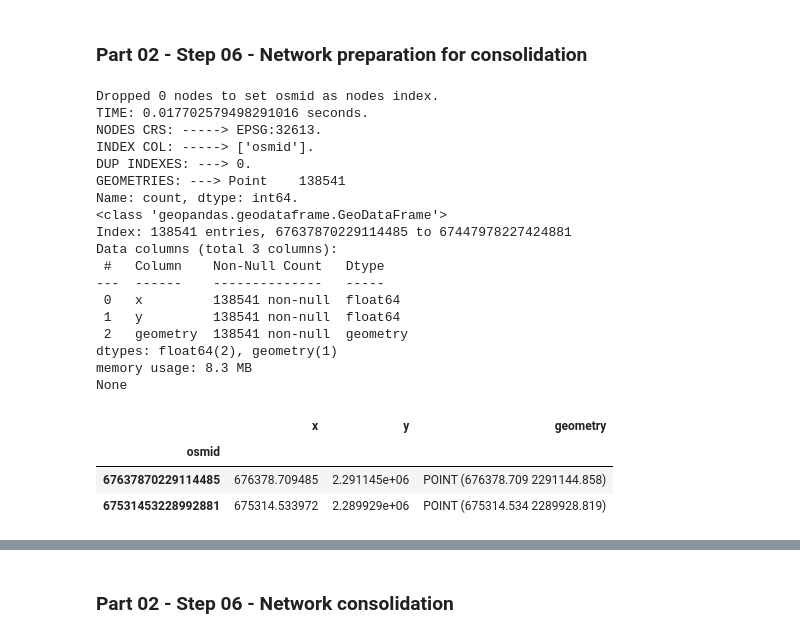
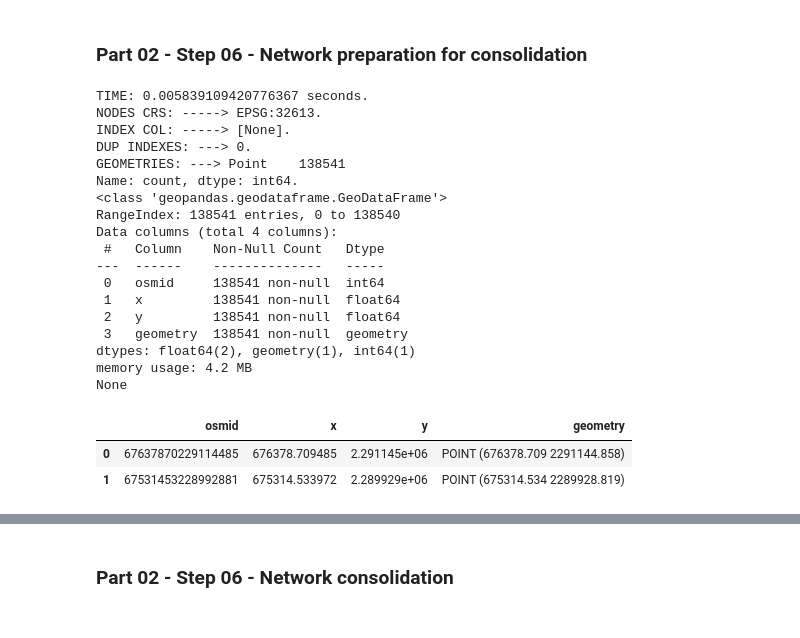
Before and after one commit to Observatorio-Ciudades/vref_walkability_index, a Jupyter notebook: notebooks/01_PL_04_Combine_networks.ipynb, the cells around one changed output, grey strips where cells are left out. Saved outputs shown, nothing was run; the diff lists cells and outputs as text; code cells hidden in the pictures.

```diff
--- a/notebooks/01_PL_04_Combine_networks.ipynb
+++ b/notebooks/01_PL_04_Combine_networks.ipynb
@@ -4502,55 +4502,47 @@ time_1 = time.time()
 
 # Ensure crs
 if project_nodes.crs != projected_crs:
     project_nodes = project_nodes.to_crs(projected_crs)
     print(f"Changed crs to {projected_crs}.")
-# Set index if necessary
-if 'osmid' in project_nodes.columns:
-    original_len = len(project_nodes)
-    project_nodes = project_nodes.drop_duplicates(subset=['osmid'])
-    new_len = len(project_nodes)
-    project_nodes.set_index('osmid',inplace=True)
-    print(f"Dropped {new_len-original_len} nodes to set osmid as nodes index.")
 # Filter for data of interest
-project_nodes = project_nodes[['x','y','geometry']]
+project_nodes = project_nodes[['osmid','x','y','geometry']]
 # ----- ----- ----- Time end
 time_2 = time.time()
 print(f"TIME: {time_2-time_1} seconds.")
 
 # CRS revision
 print(f"NODES CRS: -----> {project_nodes.crs}.")
 # Index revision
 print(f"INDEX COL: -----> {project_nodes.index.names}.")
 # Duplicated index revision
 print(f"DUP INDEXES: ---> {project_nodes.index.duplicated().sum()}.")
 # Geometry revision (Should be all Point)
 print(f"GEOMETRIES: ---> {project_nodes.geom_type.value_counts()}.")
 # Columns revision
 print(project_nodes.info())
 project_nodes.head(2)
 # %% [output]
-Dropped 0 nodes to set osmid as nodes index.
-TIME: 0.017702579498291016 seconds.
+TIME: 0.005839109420776367 seconds.
 NODES CRS: -----> EPSG:32613.
-INDEX COL: -----> ['osmid'].
+INDEX COL: -----> [None].
 DUP INDEXES: ---> 0.
 GEOMETRIES: ---> Point    138541
 Name: count, dtype: int64.
 <class 'geopandas.geodataframe.GeoDataFrame'>
-Index: 138541 entries, 67637870229114485 to 67447978227424881
-Data columns (total 3 columns):
+RangeIndex: 138541 entries, 0 to 138540
+Data columns (total 4 columns):
  #   Column    Non-Null Count   Dtype
 ---  ------    --------------   -----
- 0   x         138541 non-null  float64
- 1   y         138541 non-null  float64
- 2   geometry  138541 non-null  geometry
-dtypes: float64(2), geometry(1)
-memory usage: 8.3 MB
+ 0   osmid     138541 non-null  int64
+ 1   x         138541 non-null  float64
+ 2   y         138541 non-null  float64
+ 3   geometry  138541 non-null  geometry
+dtypes: float64(2), geometry(1), int64(1)
+memory usage: 4.2 MB
 None
-|  | x | y | geometry |
-| osmid |  |  |  |
-| 67637870229114485 | 676378.709485 | 2.291145e+06 | POINT (676378.709 2291144.858) |
-| 67531453228992881 | 675314.533972 | 2.289929e+06 | POINT (675314.534 2289928.819) |
+|  | osmid | x | y | geometry |
+| 0 | 67637870229114485 | 676378.709485 | 2.291145e+06 | POINT (676378.709 2291144.858) |
+| 1 | 67531453228992881 | 675314.533972 | 2.289929e+06 | POINT (675314.534 2289928.819) |
 # %%
 # Prepare edges
 
```
Also changed, not shown: parts of 4 cells of this notebook.
